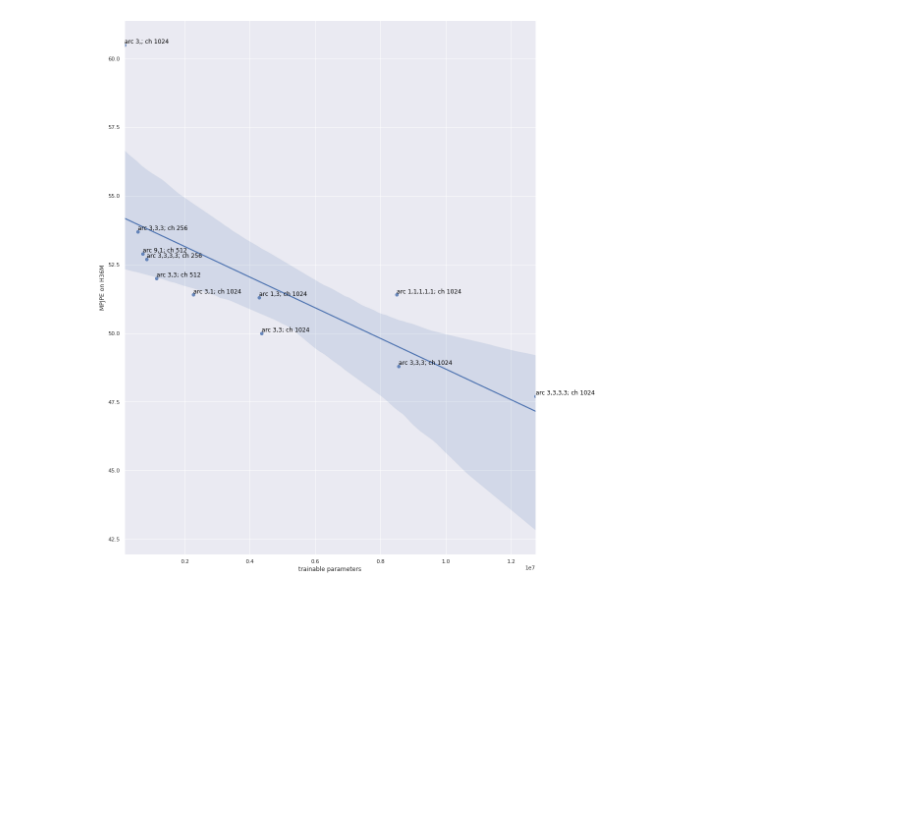
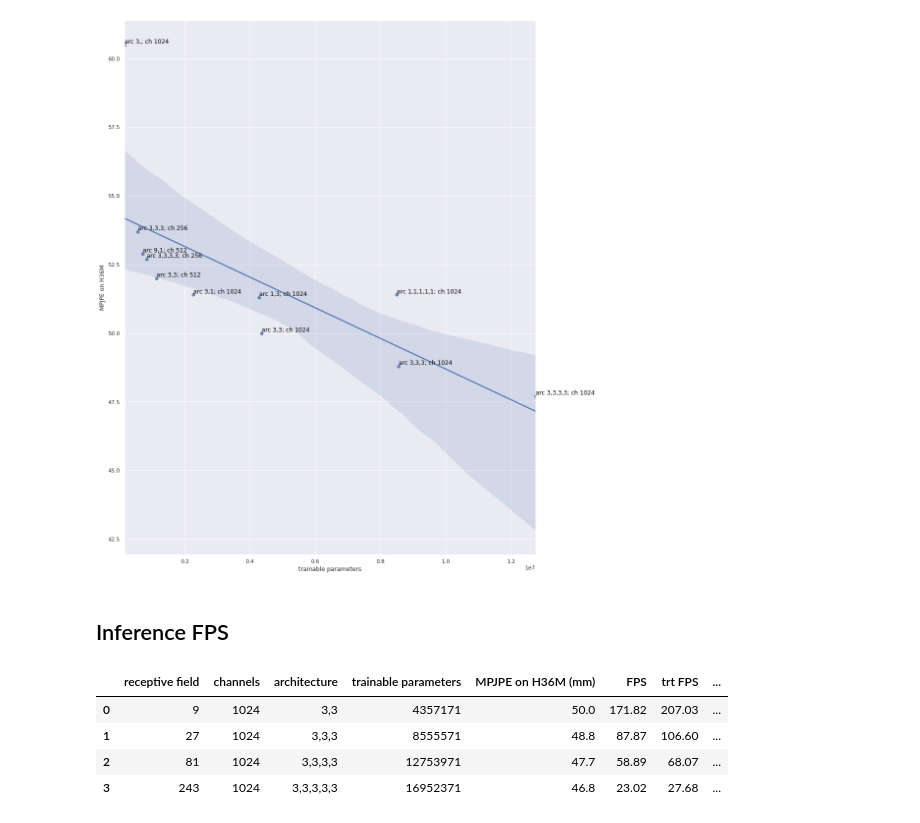
Before and after one commit to hxu296/jeston-videopose3d, a Jupyter notebook: notebooks/viz.ipynb, the cells around one changed output. Cells and saved outputs as stored; diff of their text form; code cells hidden in the pictures; blank space fills up the shorter version.

```diff
--- a/notebooks/model_architecture.ipynb
+++ b/notebooks/viz.ipynb
@@ -19,3 +21,5 @@ def plot_perf_df(perf_df, savefig=False):
 plot_perf_df(perf_df, savefig=True)
 # %% [output]
 [figure]
+# %% [markdown]
+## Inference FPS
@@ -21,0 +29,9 @@ plot_perf_df(perf_df, savefig=True)
+# %%
+fps_df = pd.read_csv('vpose_report.csv')
+fps_df
+# %% [output]
+|  | receptive field | channels | architecture | trainable parameters | MPJPE on H36M (mm) | FPS | trt FPS | ... |
+| 0 | 9 | 1024 | 3,3 | 4357171 | 50.0 | 171.82 | 207.03 | ... |
+| 1 | 27 | 1024 | 3,3,3 | 8555571 | 48.8 | 87.87 | 106.60 | ... |
+| 2 | 81 | 1024 | 3,3,3,3 | 12753971 | 47.7 | 58.89 | 68.07 | ... |
+| 3 | 243 | 1024 | 3,3,3,3,3 | 16952371 | 46.8 | 23.02 | 27.68 | ... |
```
Also changed, not shown: parts of 3 cells of this notebook, 11 other files.
